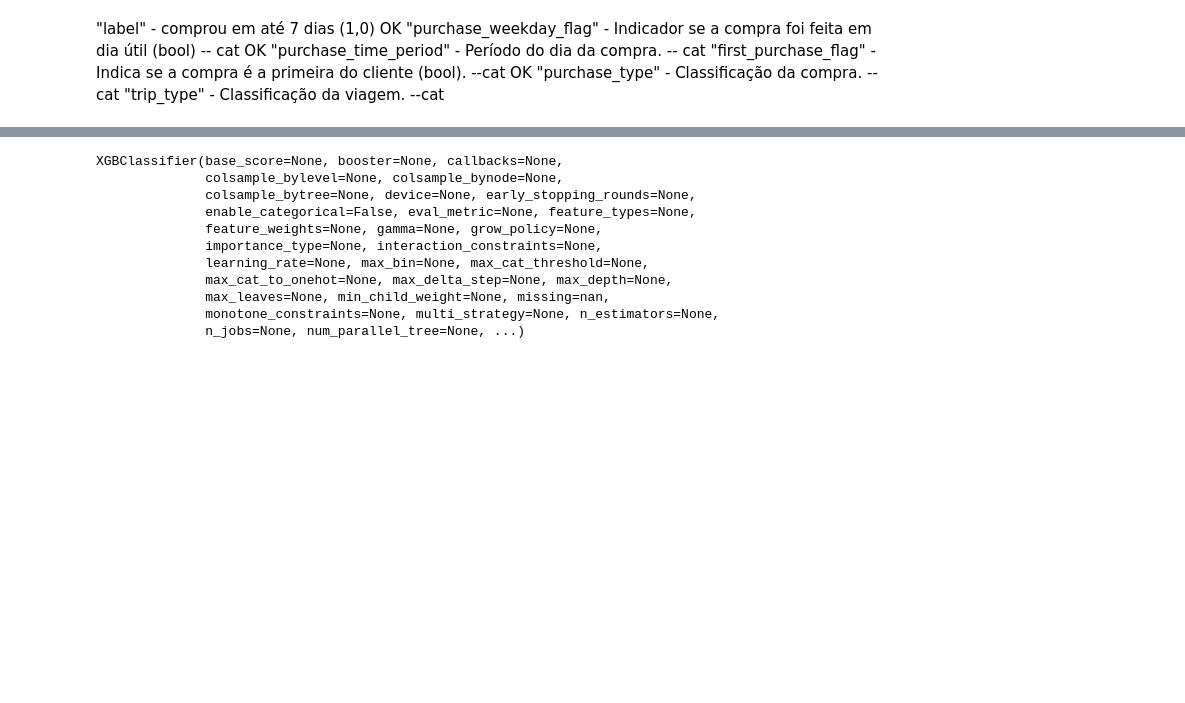
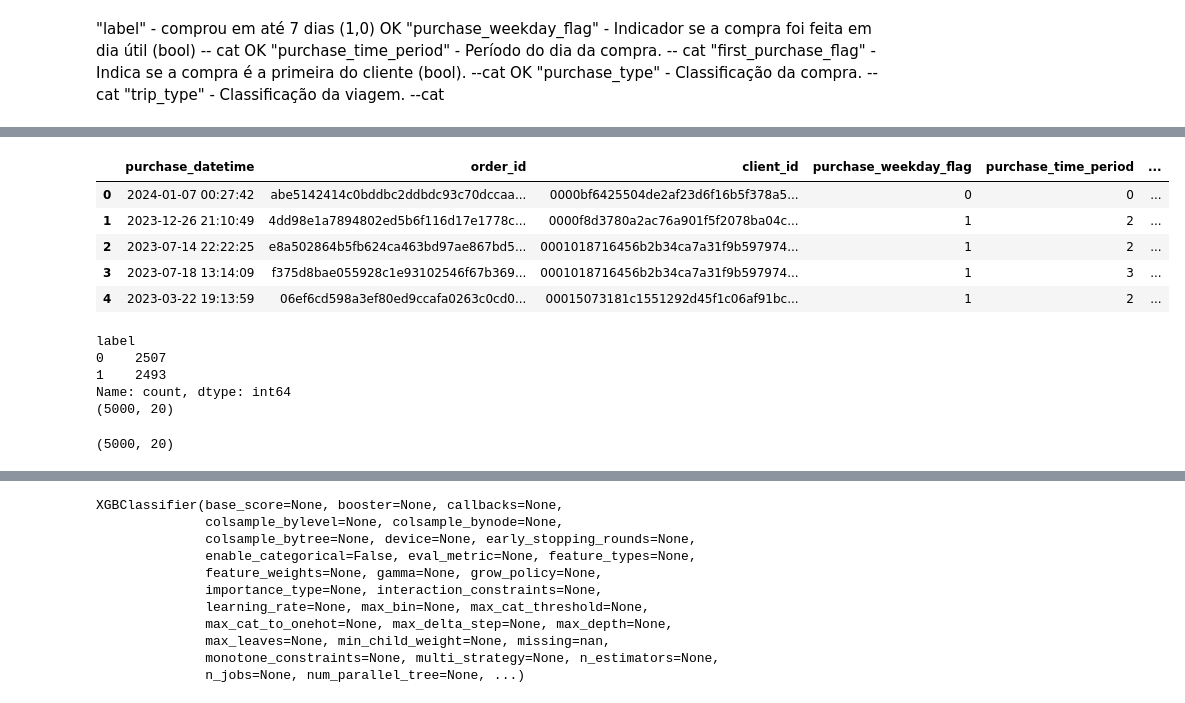
Before and after one commit to Rozana-Malta/click_predict, a Jupyter notebook: MODELS/next_purchase_prediction/xgboost.ipynb, the cells around one changed output, grey strips where cells are left out. Saved outputs shown, nothing was run; the diff lists cells and outputs as text; code cells hidden in the pictures; blank space fills up the shorter version.

```diff
--- a/MODELS/next_purchase_prediction/xgboost.ipynb
+++ b/MODELS/next_purchase_prediction/xgboost.ipynb
@@ -126,5 +137,41 @@ trip_type
 Name: count, dtype: int64
+# %%
+df.head()
+# %% [output]
+|  | purchase_datetime | order_id | client_id | purchase_weekday_flag | purchase_time_period | ... |
+| 0 | 2024-01-07 00:27:42 | abe5142414c0bddbc2ddbdc93c70dccaa... | 0000bf6425504de2af23d6f16b5f378a5... | 0 | 0 | ... |
+| 1 | 2023-12-26 21:10:49 | 4dd98e1a7894802ed5b6f116d17e1778c... | 0000f8d3780a2ac76a901f5f2078ba04c... | 1 | 2 | ... |
+| 2 | 2023-07-14 22:22:25 | e8a502864b5fb624ca463bd97ae867bd5... | 0001018716456b2b34ca7a31f9b597974... | 1 | 2 | ... |
+| 3 | 2023-07-18 13:14:09 | f375d8bae055928c1e93102546f67b369... | 0001018716456b2b34ca7a31f9b597974... | 1 | 3 | ... |
+| 4 | 2023-03-22 19:13:59 | 06ef6cd598a3ef80ed9ccafa0263c0cd0... | 00015073181c1551292d45f1c06af91bc... | 1 | 2 | ... |
+# %%
+# Supondo que a coluna target já exista (0/1)
+classe_1 = df[df['label'] == 1]
+classe_0 = df[df['label'] == 0]
+
+# Passo 1: equalizar as classes (undersampling da majoritária)
+n_min = min(len(classe_1), len(classe_0))
+classe_1_bal = classe_1.sample(n=n_min, random_state=42)
+classe_0_bal = classe_0.sample(n=n_min, random_state=42)
+
+df_bal = pd.concat([classe_1_bal, classe_0_bal]).sample(frac=1, random_state=42)
+
+# Passo 2: reduzir para 5.000 observações (mantendo equilíbrio)
+df_final = df_bal.sample(n=5000, random_state=42)
+
+print(df_final['label'].value_counts())
+print(df_final.shape)
+# %% [output]
+label
+0    2507
+1    2493
+Name: count, dtype: int64
+(5000, 20)
 # %%
 import seaborn as sns
 import matplotlib.pyplot as plt
+# %%
+df_final.shape
+# %% [output]
+(5000, 20)
 # %%
```
Also changed, not shown: parts of 24 cells of this notebook, 5 other files.
